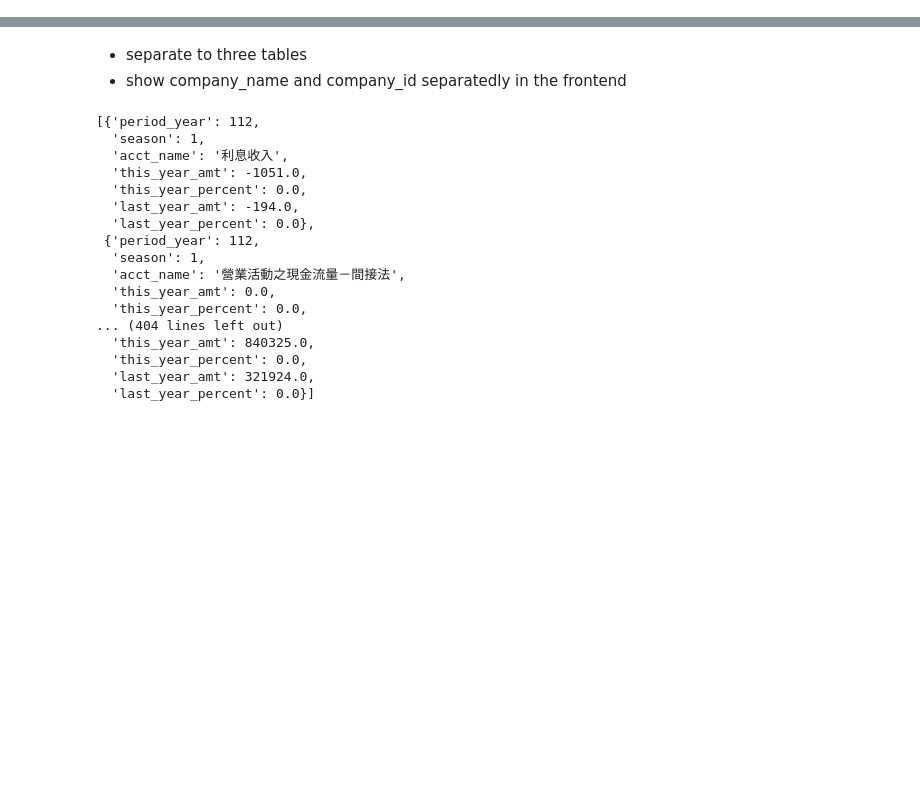
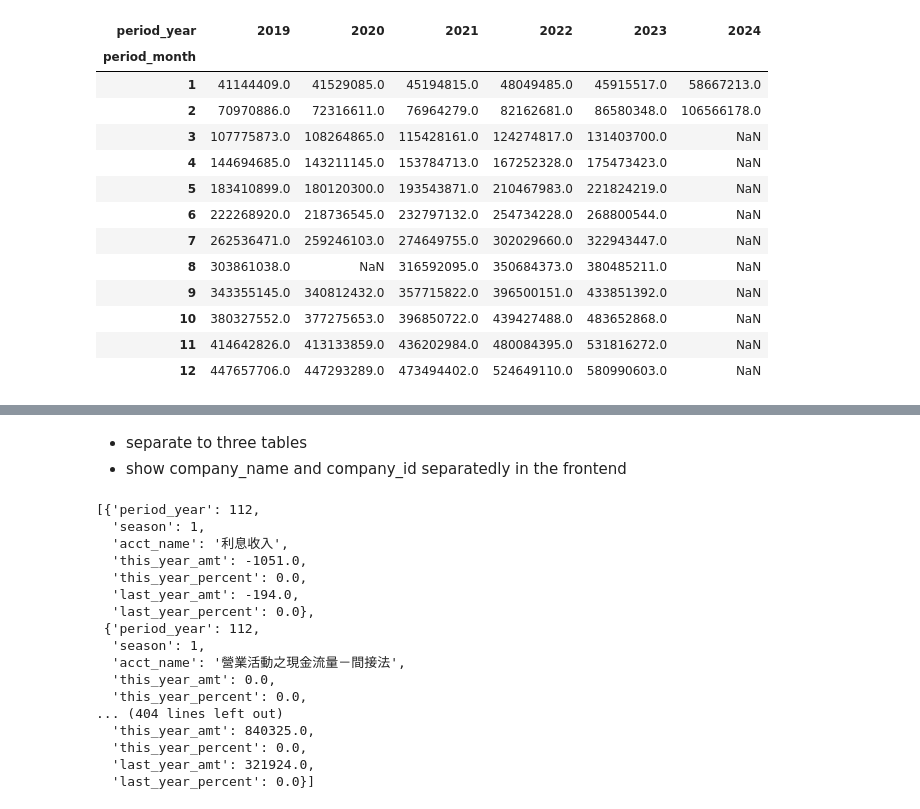
Before and after one commit to YFYDataTeam/credit_investigation, a Jupyter notebook: test2.ipynb, the cells around one changed output, grey strips where cells are left out. Cells and saved outputs as stored; diff of their text form; code cells hidden in the pictures; blank space fills up the shorter version.

Commit message:
financial report refactor

```diff
--- a/test2.ipynb
+++ b/test2.ipynb
@@ -30,2 +25,61 @@ configs = read_config(path="./backend/conn/connections.json")
 job_configs = configs["CREDITREPORT"]['VM1_mysql_conn_info']
 sql_agent = MySQLAgent(job_configs)
+# %%
+def create_qurter(period_month):
+    if period_month in range(1,4,1):
+        return "Q1"
+    elif period_month in range (4,7,1):
+        return "Q2"
+    elif period_month in range(7,10,1):
+        return "Q3"
+    else:
+        return "Q4"
+# %%
+query = f"""
+SELECT 公司代號 AS stock_num
+FROM listed_otc_company
+WHERE 營利事業統一編號 = "73251209"
+"""
+df_mapping = sql_agent.read_table(query=query)
+stock_num = df_mapping['stock_num'][0]
+# %%
+# DB on VM1
+query = f"""
+    select * from mops_monthly_report
+    where company_id = {stock_num}
+"""
+df_mops = sql_agent.read_table(query=query)
+
+
+df_mops['period'] = pd.to_datetime(df_mops['period_year'].astype(str) + '-' + df_mops['period_month'].astype(str))
+
+# Sales QoQ
+df_mops['quarter'] = df_mops['period_month'].apply(create_qurter)
+df_mops['year_quarter'] = df_mops['period_year'].astype(str) + df_mops['quarter']
+df_mops_QoQ = df_mops.groupby('year_quarter').agg(year_quarter_sales= ('sales','sum')).reset_index()
+df_mops_QoQ['QoQ'] = (df_mops_QoQ['year_quarter_sales']/df_mops_QoQ['year_quarter_sales'].shift(1))-1
+# Monthly Y2M
+df_monthly_y2m = df_mops.pivot_table(index='period_month', columns='period_year', values='y2m', aggfunc='mean')
+
+result = {
+    'revenue_analysis':df_mops.to_dict(orient='records'),
+    'sales_qoq': df_mops_QoQ.dropna().to_dict(orient='records'),
+    'monthly_y2m': df_monthly_y2m.dropna().to_dict(orient='records')
+}
+# %%
+df_monthly_y2m
+# %% [output]
+| period_year | 2019 | 2020 | 2021 | 2022 | 2023 | 2024 |
+| period_month |  |  |  |  |  |  |
+| 1 | 41144409.0 | 41529085.0 | 45194815.0 | 48049485.0 | 45915517.0 | 58667213.0 |
+| 2 | 70970886.0 | 72316611.0 | 76964279.0 | 82162681.0 | 86580348.0 | 106566178.0 |
+| 3 | 107775873.0 | 108264865.0 | 115428161.0 | 124274817.0 | 131403700.0 | NaN |
+| 4 | 144694685.0 | 143211145.0 | 153784713.0 | 167252328.0 | 175473423.0 | NaN |
+| 5 | 183410899.0 | 180120300.0 | 193543871.0 | 210467983.0 | 221824219.0 | NaN |
+| 6 | 222268920.0 | 218736545.0 | 232797132.0 | 254734228.0 | 268800544.0 | NaN |
+| 7 | 262536471.0 | 259246103.0 | 274649755.0 | 302029660.0 | 322943447.0 | NaN |
+| 8 | 303861038.0 | NaN | 316592095.0 | 350684373.0 | 380485211.0 | NaN |
+| 9 | 343355145.0 | 340812432.0 | 357715822.0 | 396500151.0 | 433851392.0 | NaN |
+| 10 | 380327552.0 | 377275653.0 | 396850722.0 | 439427488.0 | 483652868.0 | NaN |
+| 11 | 414642826.0 | 413133859.0 | 436202984.0 | 480084395.0 | 531816272.0 | NaN |
+| 12 | 447657706.0 | 447293289.0 | 473494402.0 | 524649110.0 | 580990603.0 | NaN |
```
Also changed, not shown: parts of 3 cells of this notebook, 6 other files.
